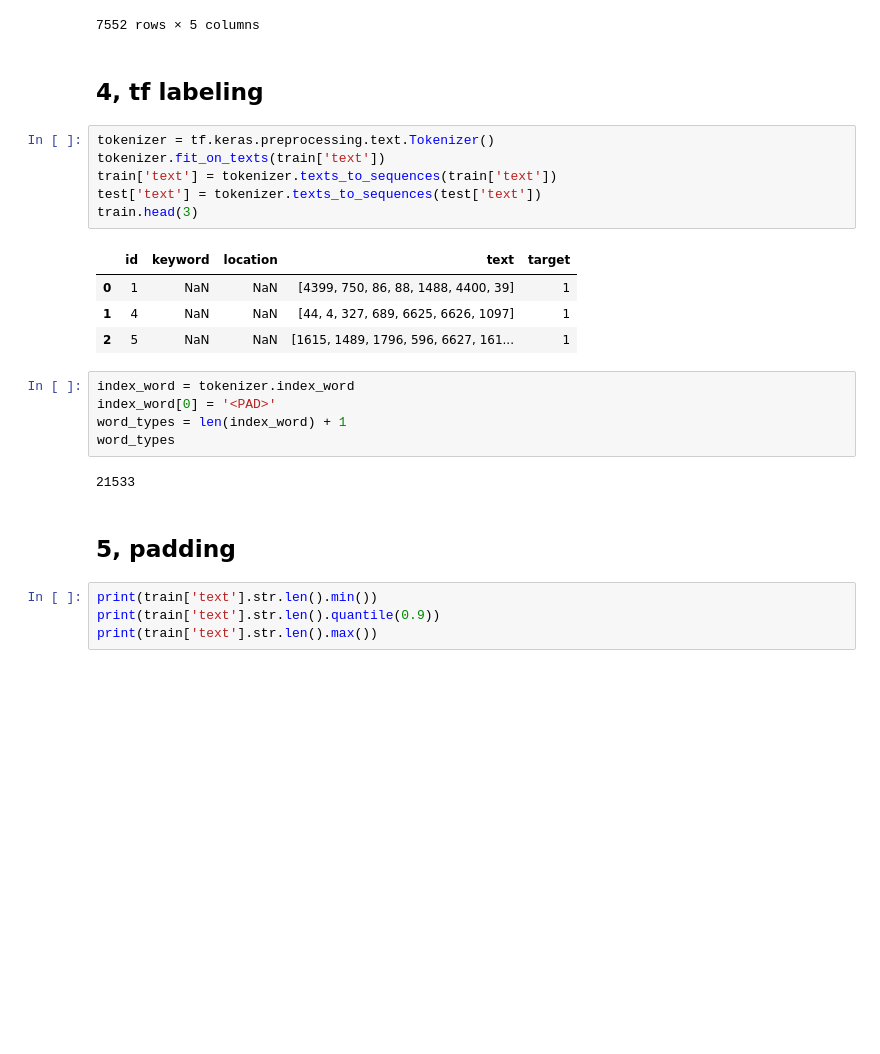
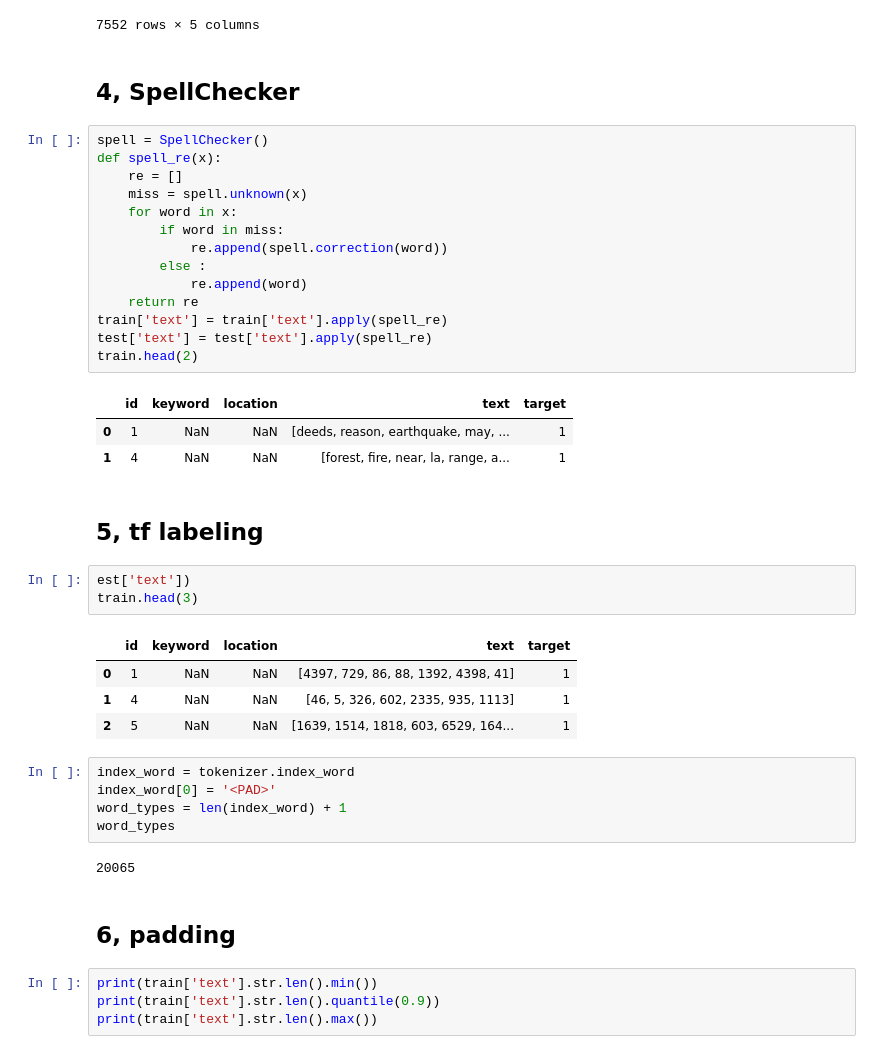
Before and after one commit to chi-hun/kaggle, a Jupyter notebook: Natural_Language_Processing_with_Disaster_Tweets.ipynb, the cells around one changed output. Drawn from its saved outputs; the diff is of its cells as text; blank space fills up the shorter version.

```diff
--- a/Natural_Language_Processing_with_Disaster_Tweets.ipynb
+++ b/Natural_Language_Processing_with_Disaster_Tweets.ipynb
@@ -231,28 +237,45 @@ train.loc[key_index]
 | 7581 | 10833 | [wrecked] | Lincoln | [engineshed, great, atmosphere, b... | 0 |
 | 7582 | 10834 | [wrecked] | NaN | [cramer, iger, 3, words, wrecked,... | 0 |
 7552 rows × 5 columns
+# %% [markdown]
+## 4, SpellChecker
+# %%
+spell = SpellChecker()
+def spell_re(x):
+    re = []
+    miss = spell.unknown(x)
+    for word in x:
+        if word in miss:
+            re.append(spell.correction(word))
+        else :
+            re.append(word)
+    return re
+train['text'] = train['text'].apply(spell_re)
+test['text'] = test['text'].apply(spell_re)
+train.head(2)
+# %% [output]
+|  | id | keyword | location | text | target |
+| 0 | 1 | NaN | NaN | [deeds, reason, earthquake, may, ... | 1 |
+| 1 | 4 | NaN | NaN | [forest, fire, near, la, range, a... | 1 |
 # %% [markdown]
-## 4, tf labeling
+## 5, tf labeling
-# %%
-tokenizer = tf.keras.preprocessing.text.Tokenizer()
-tokenizer.fit_on_texts(train['text'])
-train['text'] = tokenizer.texts_to_sequences(train['text'])
-test['text'] = tokenizer.texts_to_sequences(test['text'])
-train.head(3)
-# %% [output]
-|  | id | keyword | location | text | target |
-| 0 | 1 | NaN | NaN | [4399, 750, 86, 88, 1488, 4400, 39] | 1 |
-| 1 | 4 | NaN | NaN | [44, 4, 327, 689, 6625, 6626, 1097] | 1 |
-| 2 | 5 | NaN | NaN | [1615, 1489, 1796, 596, 6627, 161... | 1 |
+# %%
+est['text'])
+train.head(3)
+# %% [output]
+|  | id | keyword | location | text | target |
+| 0 | 1 | NaN | NaN | [4397, 729, 86, 88, 1392, 4398, 41] | 1 |
+| 1 | 4 | NaN | NaN | [46, 5, 326, 602, 2335, 935, 1113] | 1 |
+| 2 | 5 | NaN | NaN | [1639, 1514, 1818, 603, 6529, 164... | 1 |
 # %%
 index_word = tokenizer.index_word
 index_word[0] = '<PAD>'
 word_types = len(index_word) + 1
 word_types
 # %% [output]
-21533
+20065
 # %% [markdown]
-## 5, padding
+## 6, padding
 # %%
 print(train['text'].str.len().min())
 print(train['text'].str.len().quantile(0.9))
```
Also changed, not shown: parts of 12 cells of this notebook.
